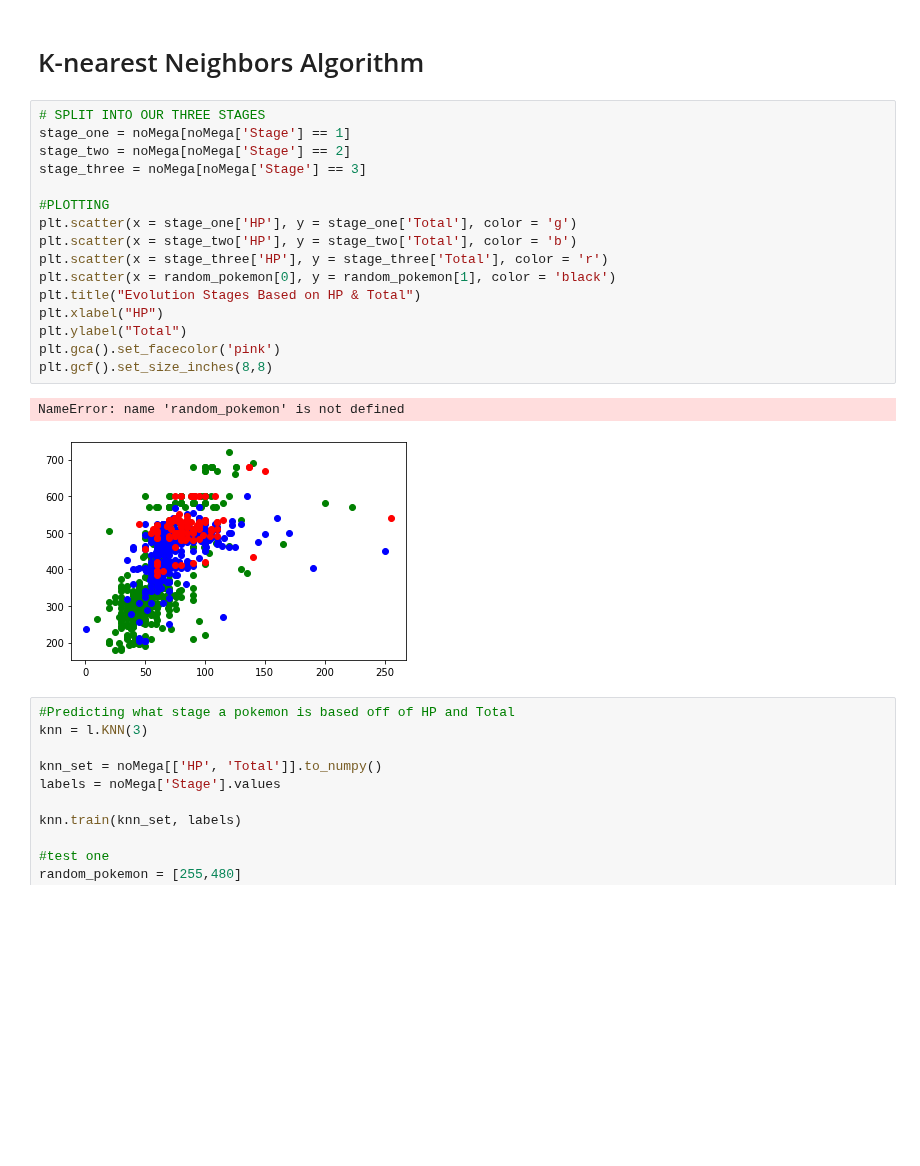
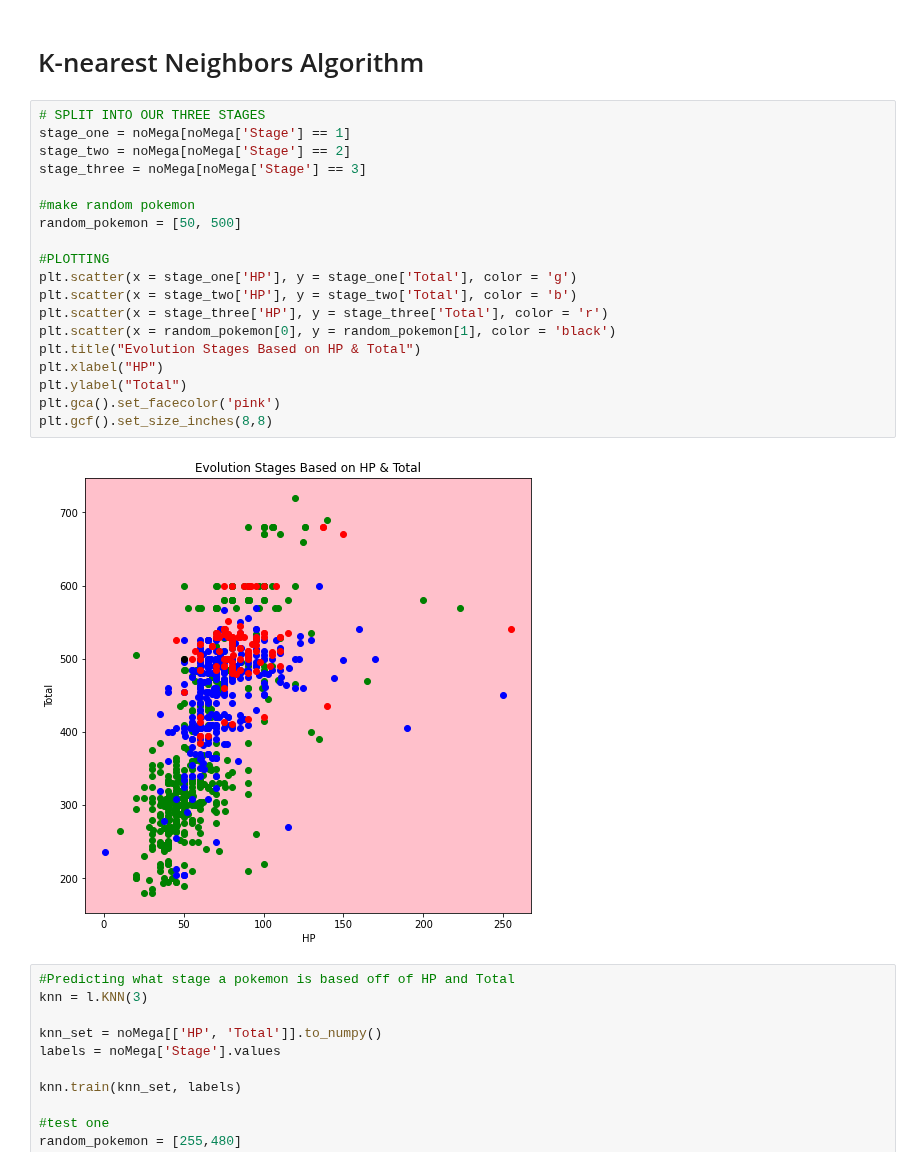
Before and after one commit to samdish7/COSC311, a Jupyter notebook: Projects/Project2/Project2.ipynb, the cells around one changed output. Drawn from its saved outputs; the diff is of its cells as text; blank space fills up the shorter version.

```diff
--- a/Projects/Project2/Project2.ipynb
+++ b/Projects/Project2/Project2.ipynb
@@ -73,22 +73,24 @@ plt.imshow(img, extent = [150, 800, 0, 300])
 # %%
 # SPLIT INTO OUR THREE STAGES
 stage_one = noMega[noMega['Stage'] == 1]
 stage_two = noMega[noMega['Stage'] == 2]
 stage_three = noMega[noMega['Stage'] == 3]
+
+#make random pokemon
+random_pokemon = [50, 500]
 
 #PLOTTING
 plt.scatter(x = stage_one['HP'], y = stage_one['Total'], color = 'g')
 plt.scatter(x = stage_two['HP'], y = stage_two['Total'], color = 'b')
 plt.scatter(x = stage_three['HP'], y = stage_three['Total'], color = 'r')
 plt.scatter(x = random_pokemon[0], y = random_pokemon[1], color = 'black')
 plt.title("Evolution Stages Based on HP & Total")
 plt.xlabel("HP")
 plt.ylabel("Total")
 plt.gca().set_facecolor('pink')
 plt.gcf().set_size_inches(8,8)
 # %% [output]
-NameError: name 'random_pokemon' is not defined
-[figure, old version]
+[figure, new version]
 # %%
 #Predicting what stage a pokemon is based off of HP and Total
 knn = l.KNN(3)
```
